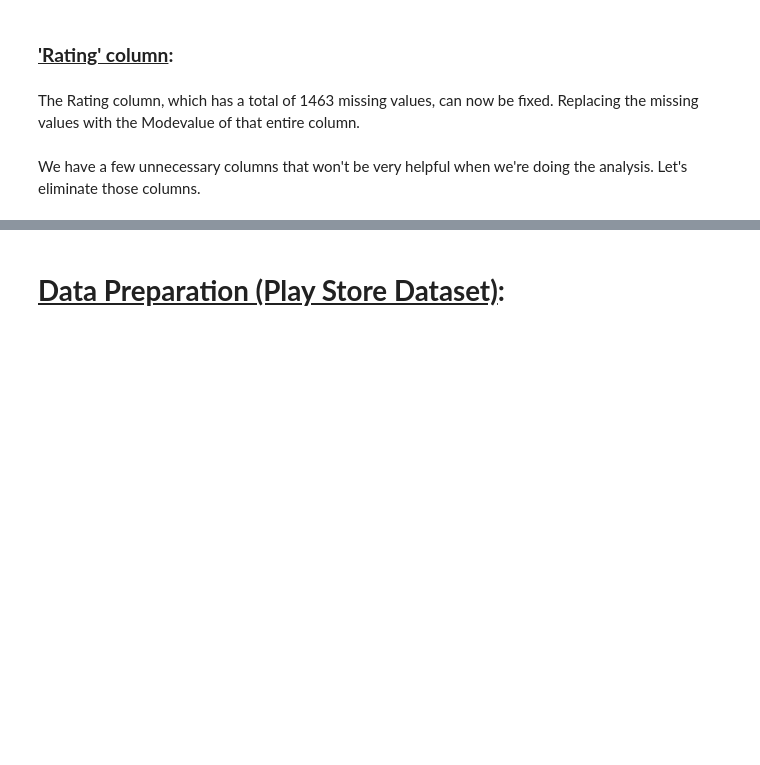
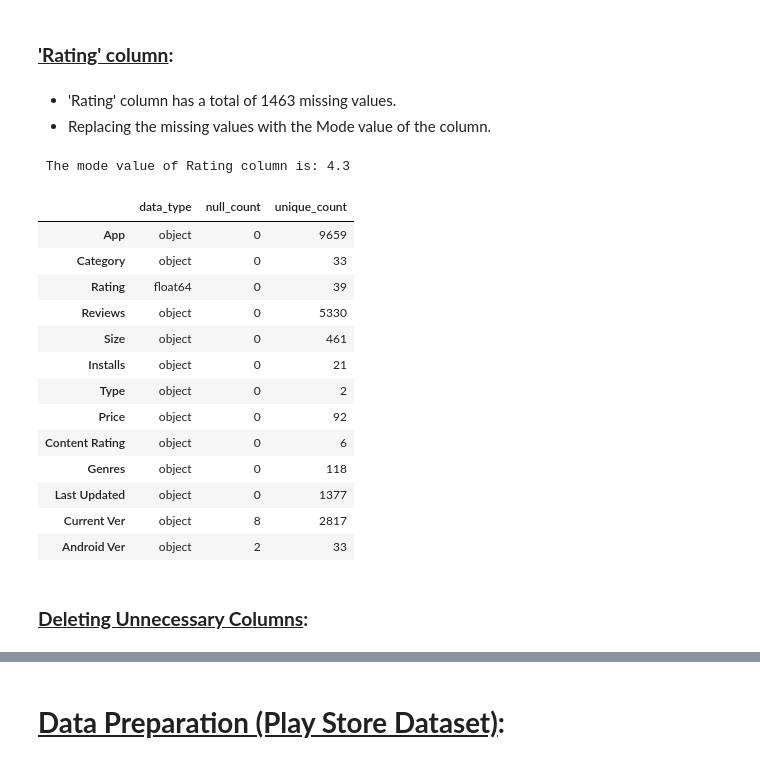
Before and after one commit to aviralsingh2907/PlayStore-App-Review-Analysis, a Jupyter notebook: EDA_Play_Store_App_Review_Analysis.ipynb, the cells around one changed output, grey strips where cells are left out. Saved outputs shown, nothing was run; the diff lists cells and outputs as text; code cells hidden in the pictures; blank space fills up the shorter version.

```diff
--- a/EDA_Play_Store_App_Review_Analysis.ipynb
+++ b/EDA_Play_Store_App_Review_Analysis.ipynb
@@ -164,16 +241,38 @@ As can be seen from the command above, all of the current column values are bein
 # %%
-#Dropping the row containing null values in the column 'Content Rating'
-play_store_df.dropna(subset = ['Content Rating'], inplace=True)
+# Dropping the rows containing null values in 'Content Rating' column:
+
+playstore_df.dropna(subset=['Content Rating'], inplace=True)
 # %% [markdown]
 ### <b><u>'Rating' column</u>:</b>
 # %% [markdown]
-The Rating column, which has a total of 1463 missing values, can now be fixed. Replacing the missing values with the Modevalue of that entire column.
+* 'Rating' column has a total of 1463 missing values.
+* Replacing the missing values with the Mode value of the column.
 # %%
-#Finding the mode value and replacing with the null values present.
-modeValueRating = play_store_df['Rating'].mode()
-print(f' The mode value is: {modeValueRating[0]}')
-play_store_df['Rating'].fillna(value=modeValueRating[0], inplace = True)
-complete_info()
+# Finding the mode value:
+
+mode_rating = playstore_df['Rating'].mode()
+print(f' The mode value of Rating column is: {mode_rating[0]}')
+
+# Replacing the null values:
+
+playstore_df['Rating'].fillna(value=mode_rating[0], inplace = True)
+necessary_info()
+# %% [output]
+ The mode value of Rating column is: 4.3
+|  | data_type | null_count | unique_count |
+| App | object | 0 | 9659 |
+| Category | object | 0 | 33 |
+| Rating | float64 | 0 | 39 |
+| Reviews | object | 0 | 5330 |
+| Size | object | 0 | 461 |
+| Installs | object | 0 | 21 |
+| Type | object | 0 | 2 |
+| Price | object | 0 | 92 |
+| Content Rating | object | 0 | 6 |
+| Genres | object | 0 | 118 |
+| Last Updated | object | 0 | 1377 |
+| Current Ver | object | 8 | 2817 |
+| Android Ver | object | 2 | 33 |
-# %% [markdown]
-We have a few unnecessary columns that won't be very helpful when we're doing the analysis. Let's eliminate those columns.
+# %% [markdown]
+### <b><u>Deleting Unnecessary Columns</u>:</b>
 # %%
```
Also changed, not shown: parts of 44 cells of this notebook.
